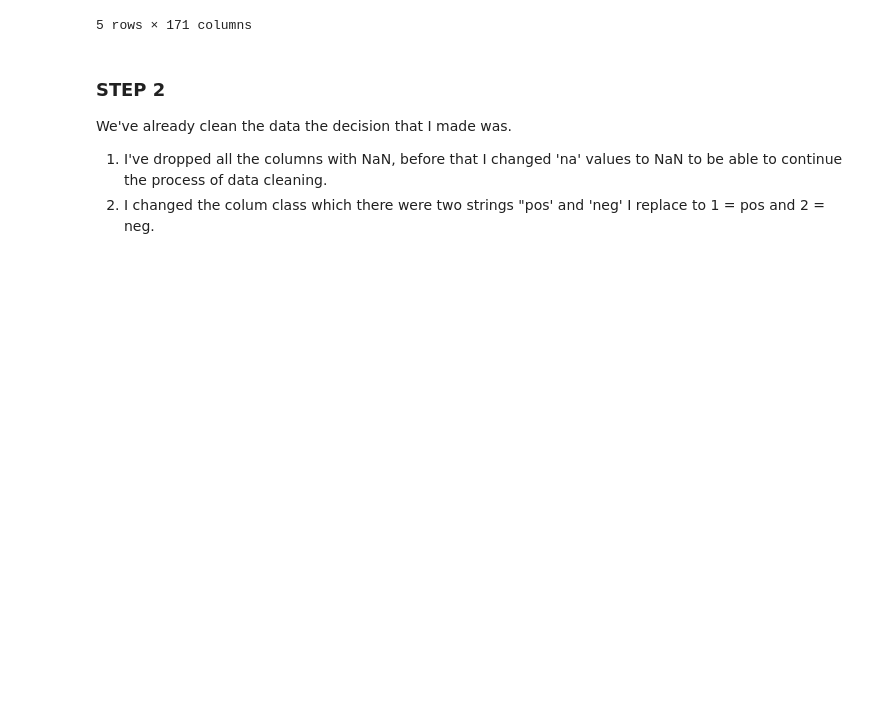
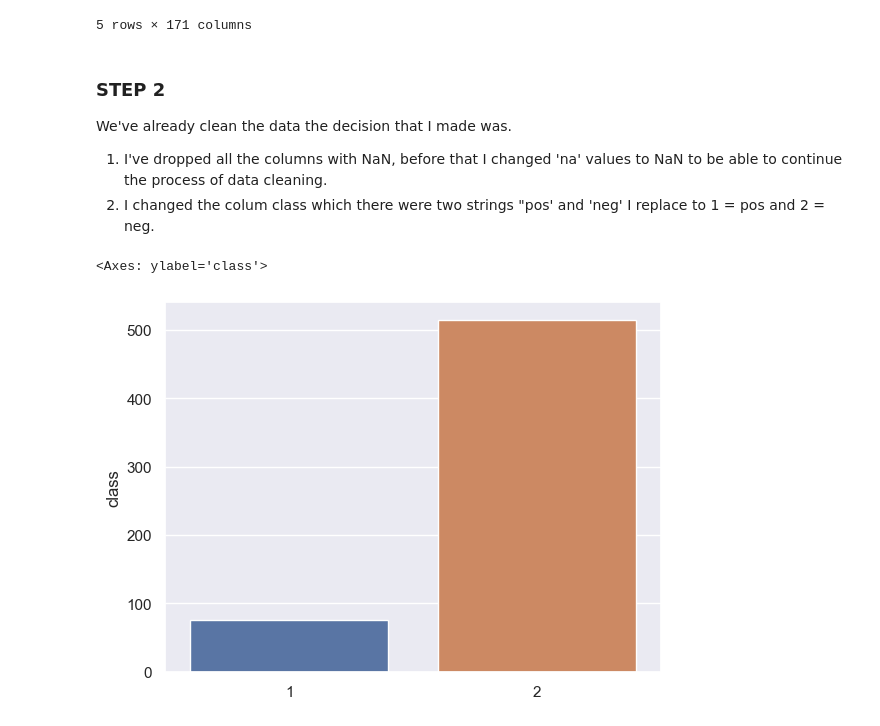
Before and after one commit to SamuelhBueno/DP_CA, a Jupyter notebook: DP_CA.ipynb, the cells around one changed output. Drawn from its saved outputs; the diff is of its cells as text; code cells hidden in the pictures; blank space fills up the shorter version.

```diff
--- a/DP_CA.ipynb
+++ b/DP_CA.ipynb
@@ -208,3 +208,8 @@ new_aps.head()
 We've already clean the data the decision that I made was.
 1. I've dropped all the columns with NaN, before that I changed 'na' values to NaN to be able to continue the process of data cleaning.
 2. I changed the colum class which there were two strings "pos' and 'neg' I replace to 1 = pos and 2 = neg.
+# %%
+sns.barplot(data=new_aps,x=new_aps['class'].unique(),y=new_aps['class'].value_counts())
+# %% [output]
+<Axes: ylabel='class'>
+[figure, added]
```
Also changed, not shown: parts of 5 cells of this notebook.
